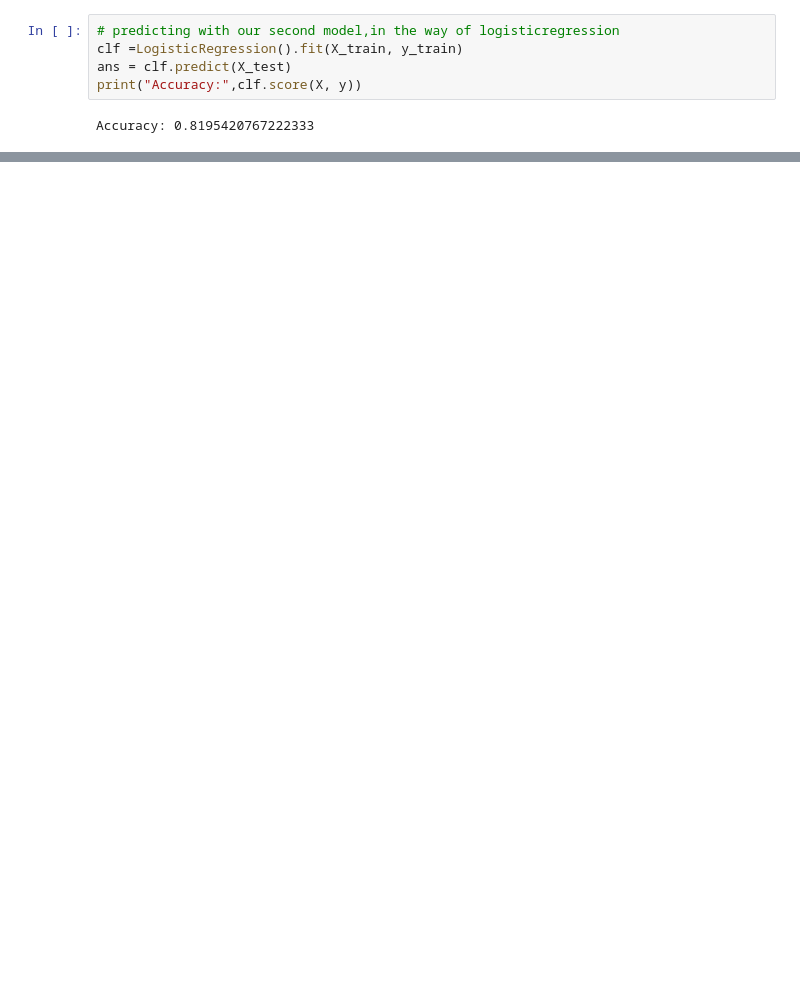
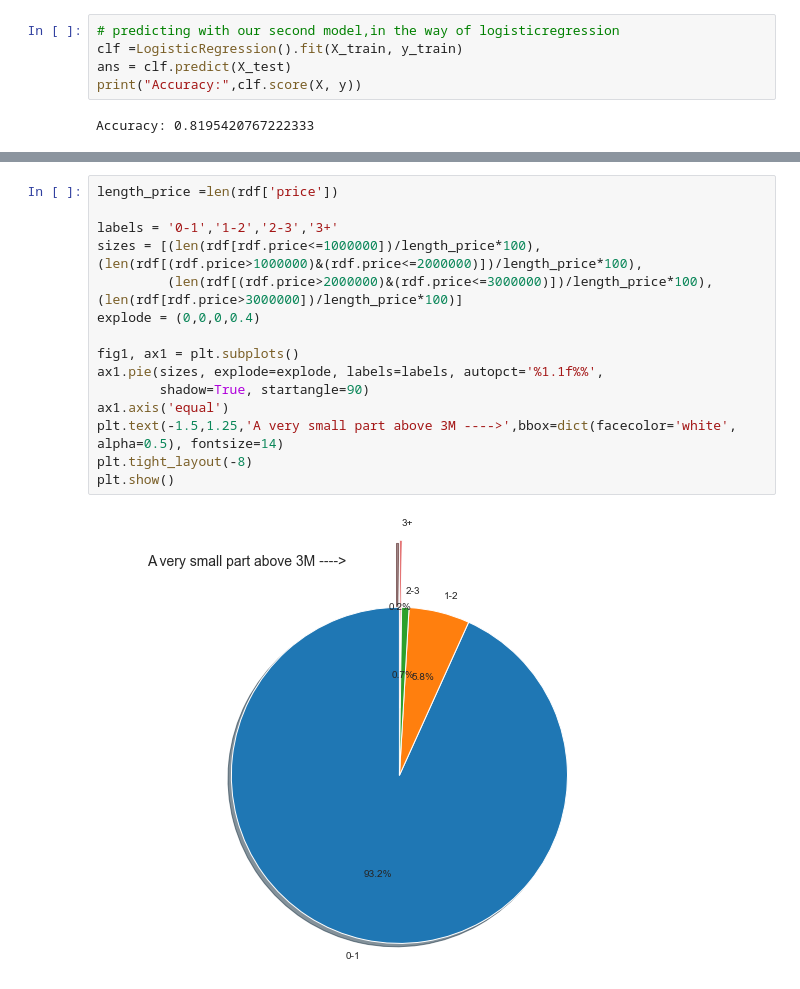
Before and after one commit to GabiDunaevsky/data-science-project, a Jupyter notebook: Notebook3.ipynb, the cells around one changed output, grey strips where cells are left out. Cells and saved outputs as stored; diff of their text form; blank space fills up the shorter version.

```diff
--- a/Notebook3.ipynb
+++ b/Notebook3.ipynb
@@ -347,0 +512,17 @@ weighted avg       0.81      0.83      0.82      2490
+# %%
+length_price =len(rdf['price'])
+
+labels = '0-1','1-2','2-3','3+'
+sizes = [(len(rdf[rdf.price<=1000000])/length_price*100),(len(rdf[(rdf.price>1000000)&(rdf.price<=2000000)])/length_price*100),
+         (len(rdf[(rdf.price>2000000)&(rdf.price<=3000000)])/length_price*100),(len(rdf[rdf.price>3000000])/length_price*100)]
+explode = (0,0,0,0.4)
+
+fig1, ax1 = plt.subplots()
+ax1.pie(sizes, explode=explode, labels=labels, autopct='%1.1f%%',
+        shadow=True, startangle=90)
+ax1.axis('equal')
+plt.text(-1.5,1.25,'A very small part above 3M ---->',bbox=dict(facecolor='white', alpha=0.5), fontsize=14)
+plt.tight_layout(-8)
+plt.show()
+# %% [output]
+[figure, added]
```
Also changed, not shown: parts of 20 cells of this notebook.
